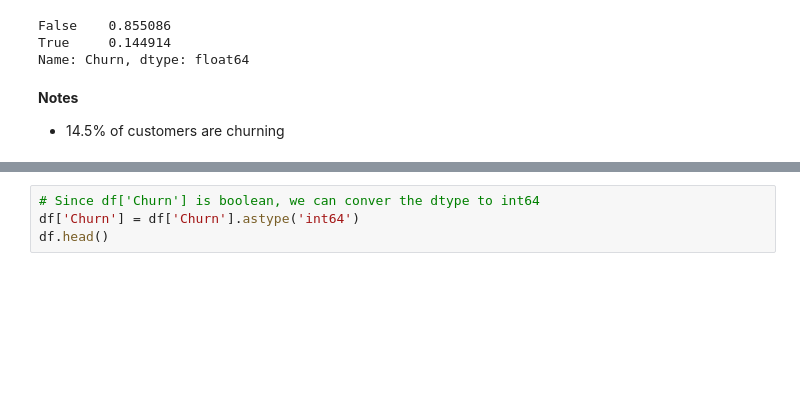
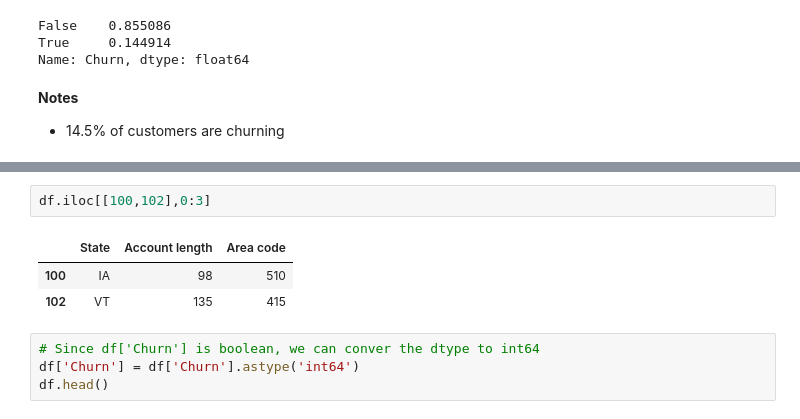
Before and after one commit to vijaypatha/mlcourse, a Jupyter notebook: Repeat 2 - Churn Data Exploration.ipynb, the cells around one changed output, grey strips where cells are left out. Cells and saved outputs as stored; diff of their text form; blank space fills up the shorter version.

```diff
--- a/Repeat 2 - Churn Data Exploration.ipynb
+++ b/Repeat 2 - Churn Data Exploration.ipynb
@@ -104,3 +117,9 @@ Name: Churn, dtype: float64
+# %%
+df.iloc[[100,102],0:3]
+# %% [output]
+|  | State | Account length | Area code |
+| 100 | IA | 98 | 510 |
+| 102 | VT | 135 | 415 |
 # %%
 # Since df['Churn'] is boolean, we can conver the dtype to int64
 df['Churn'] = df['Churn'].astype('int64')
```
Also changed, not shown: parts of 4 cells of this notebook.
